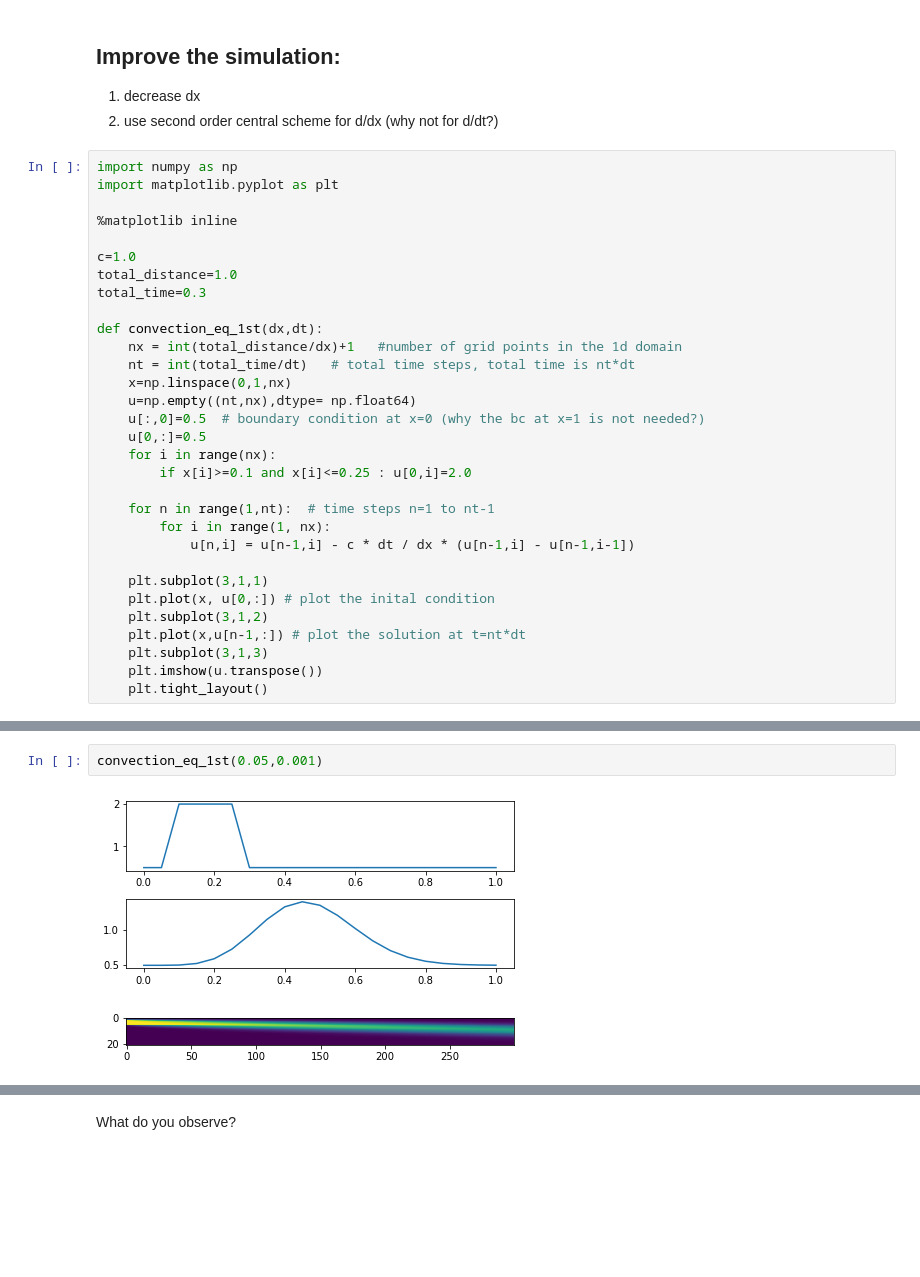
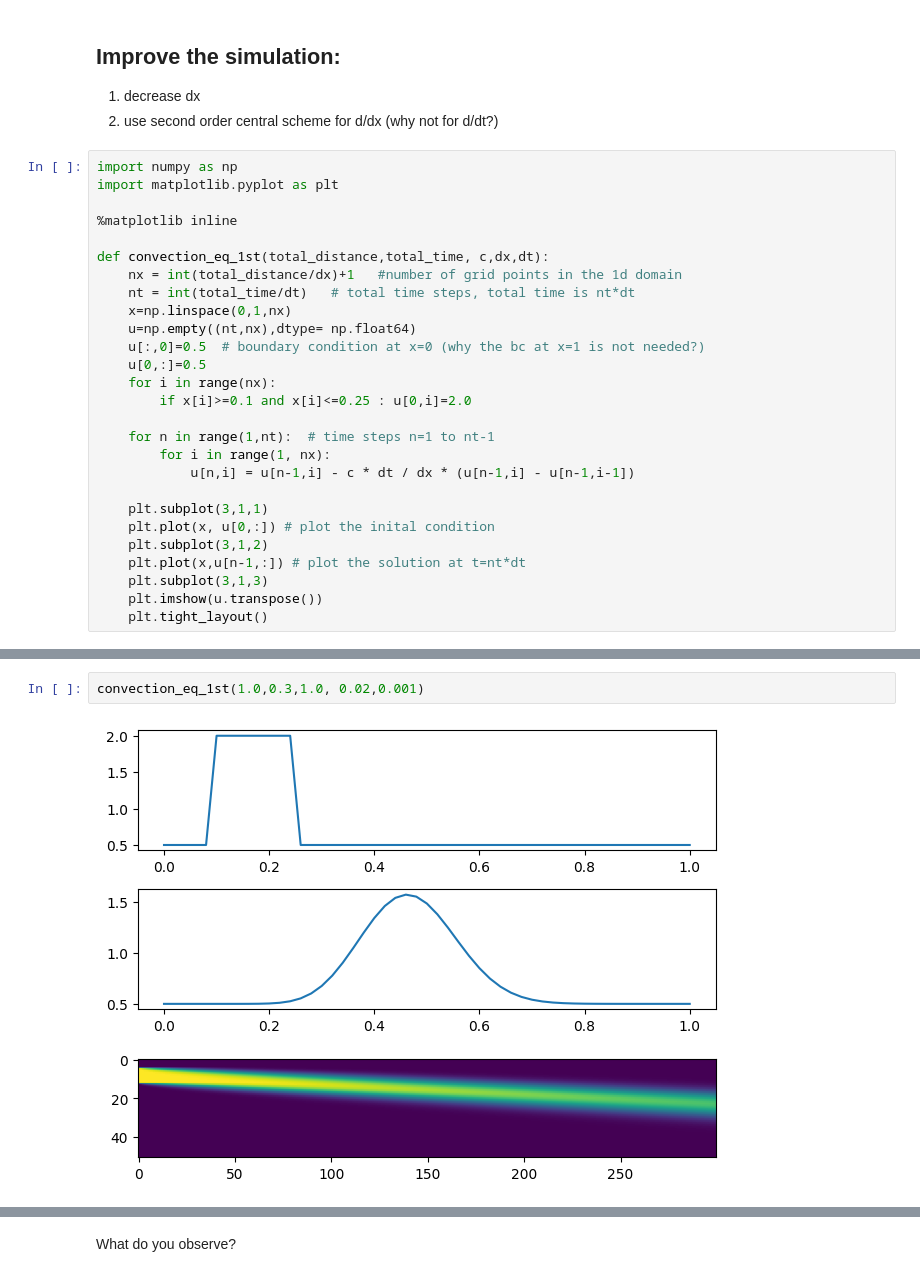
Before and after one commit to yyhyan100/myCFD_tutorial, a Jupyter notebook: topic3_1d_Linear_Convection.ipynb, the cells around one changed output, grey strips where cells are left out. Cells and saved outputs as stored; diff of their text form; blank space fills up the shorter version.

```diff
--- a/topic3_1d_Linear_Convection.ipynb
+++ b/topic3_1d_Linear_Convection.ipynb
@@ -84,11 +84,7 @@ import matplotlib.pyplot as plt
 
 %matplotlib inline
 
-c=1.0
-total_distance=1.0
-total_time=0.3
-
-def convection_eq_1st(dx,dt):
+def convection_eq_1st(total_distance,total_time, c,dx,dt):
     nx = int(total_distance/dx)+1   #number of grid points in the 1d domain
     nt = int(total_time/dt)   # total time steps, total time is nt*dt
     x=np.linspace(0,1,nx)
@@ -112,5 +116,5 @@ def convection_eq_1st(dx,dt):
 # %%
-convection_eq_1st(0.05,0.001)
+convection_eq_1st(1.0,0.3,1.0, 0.02,0.001)
 # %% [output]
-[figure, old version]
+[figure, new version]
 # %%
```
Also changed, not shown: parts of 6 cells of this notebook, 2 other files.
